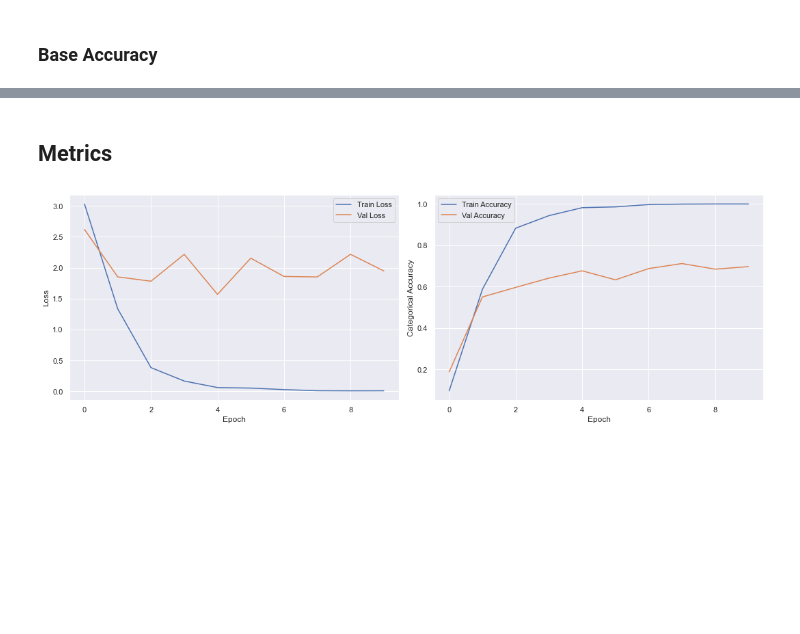
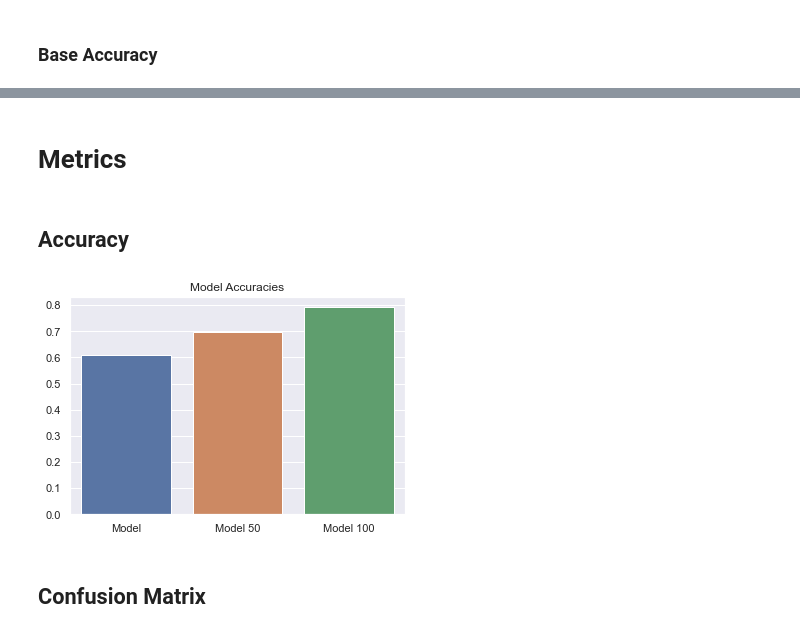
Before and after one commit to samuelnojadera/china-traffic-sign-classification, a Jupyter notebook: cnn.ipynb, the cells around one changed output, grey strips where cells are left out. Saved outputs shown, nothing was run; the diff lists cells and outputs as text; code cells hidden in the pictures; blank space fills up the shorter version.

```diff
--- a/cnn.ipynb
+++ b/cnn.ipynb
@@ -464,10 +361,9 @@ Training
 # %%
-early_stopping = EarlyStopping(patience=5)
 history = model.fit(
     train_iterator,
     validation_data = test_iterator,
-    epochs=10,
+    epochs=100,
     class_weight=weights,
-    callbacks=[early_stopping]
+    callbacks=[early_stopping],
 )
 # %% [output]
@@ -493,0 +387,8 @@ Epoch 10/10
+# %%
+history_50 = model_50.fit(
+    train_iterator_50,
+    validation_data = test_iterator_50,
+    epochs=100,
+    class_weight=weights_50,
+    callbacks=[early_stopping]
+)
@@ -493,0 +413,8 @@ Epoch 10/10
+# %%
+history_100 = model_100.fit(
+    train_iterator_100,
+    validation_data = test_iterator_100,
+    epochs=100,
+    class_weight=weights_100,
+    callbacks=[early_stopping]
+)
@@ -493,0 +439,4 @@ Epoch 10/10
+# %%
+_, acc = model.evaluate(test_iterator)
+_, acc_50 = model_50.evaluate(test_iterator_50)
+_, acc_100 = model_100.evaluate(test_iterator_100)
@@ -494,28 +451,12 @@ Epoch 10/10
 # %% [markdown]
-## Metrics
+# Metrics
-# %%
-fig, ax = plt.subplots(1, 2)
-
-ax[0].plot(history.epoch, history.history['loss'], label='Train Loss')
-ax[0].plot(history.epoch, history.history['val_loss'], label='Val Loss')
-ax[0].set(
-    xlabel='Epoch',
-    ylabel='Loss'
-)
-ax[0].legend()
-
-ax[1].plot(history.epoch, history.history['categorical_accuracy'], label='Train Accuracy')
-ax[1].plot(history.epoch, history.history['val_categorical_accuracy'], label='Val Accuracy')
-ax[1].set(
-    xlabel='Epoch',
-    ylabel='Categorical Accuracy'
-)
-ax[1].legend()
-
-fig.set(
-    figwidth=15,
-    figheight=5
-)
-fig.tight_layout()
-# %% [output]
-[figure, removed]
+# %% [markdown]
+## Accuracy
+# %%
+sns.barplot(y = [acc, acc_50, acc_100], x=['Model', 'Model 50', 'Model 100']).set_title(
+    'Model Accuracies'
+    );
+# %% [output]
+[figure, added]
+# %% [markdown]
+## Confusion Matrix
```
Also changed, not shown: parts of 67 cells of this notebook, 12 other files.
